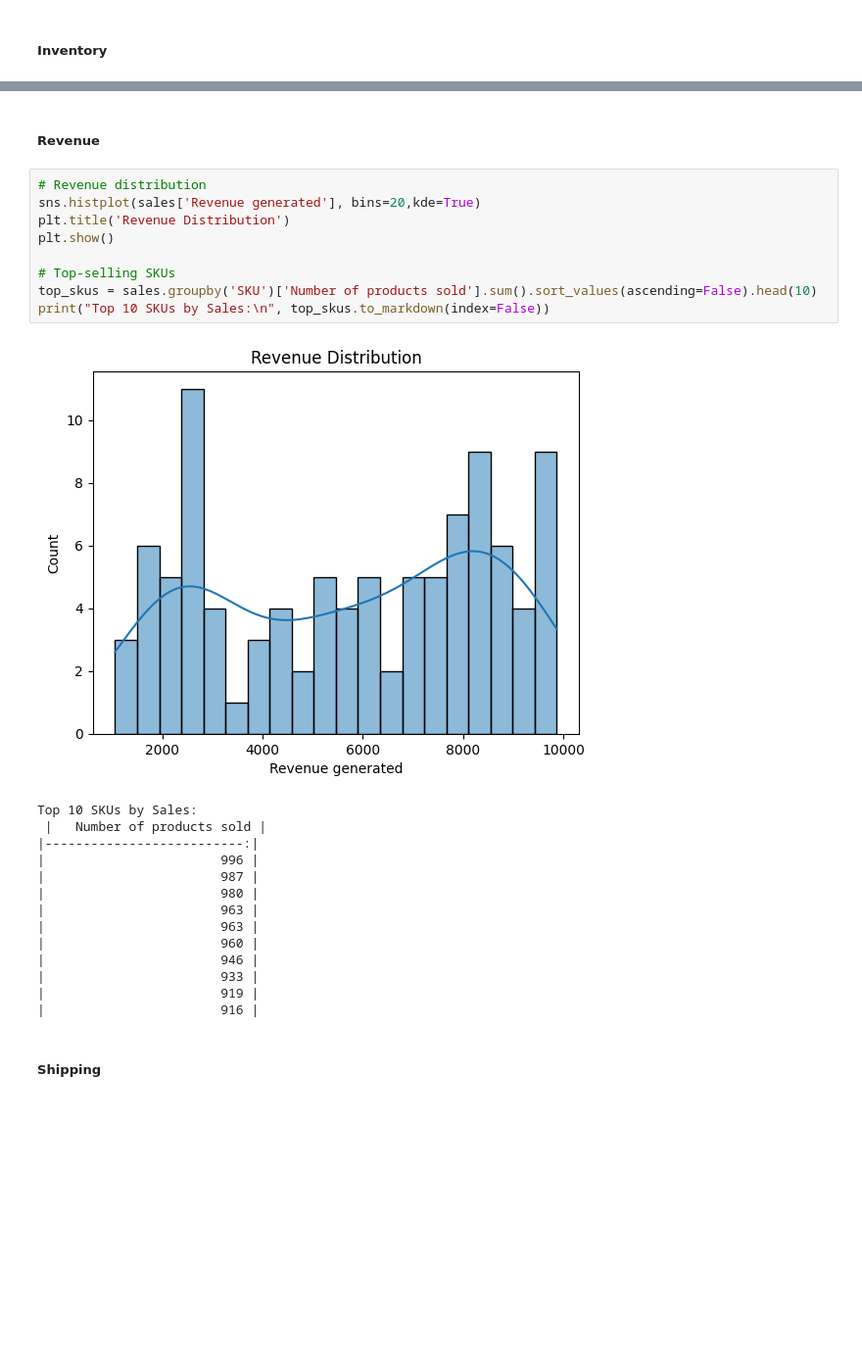
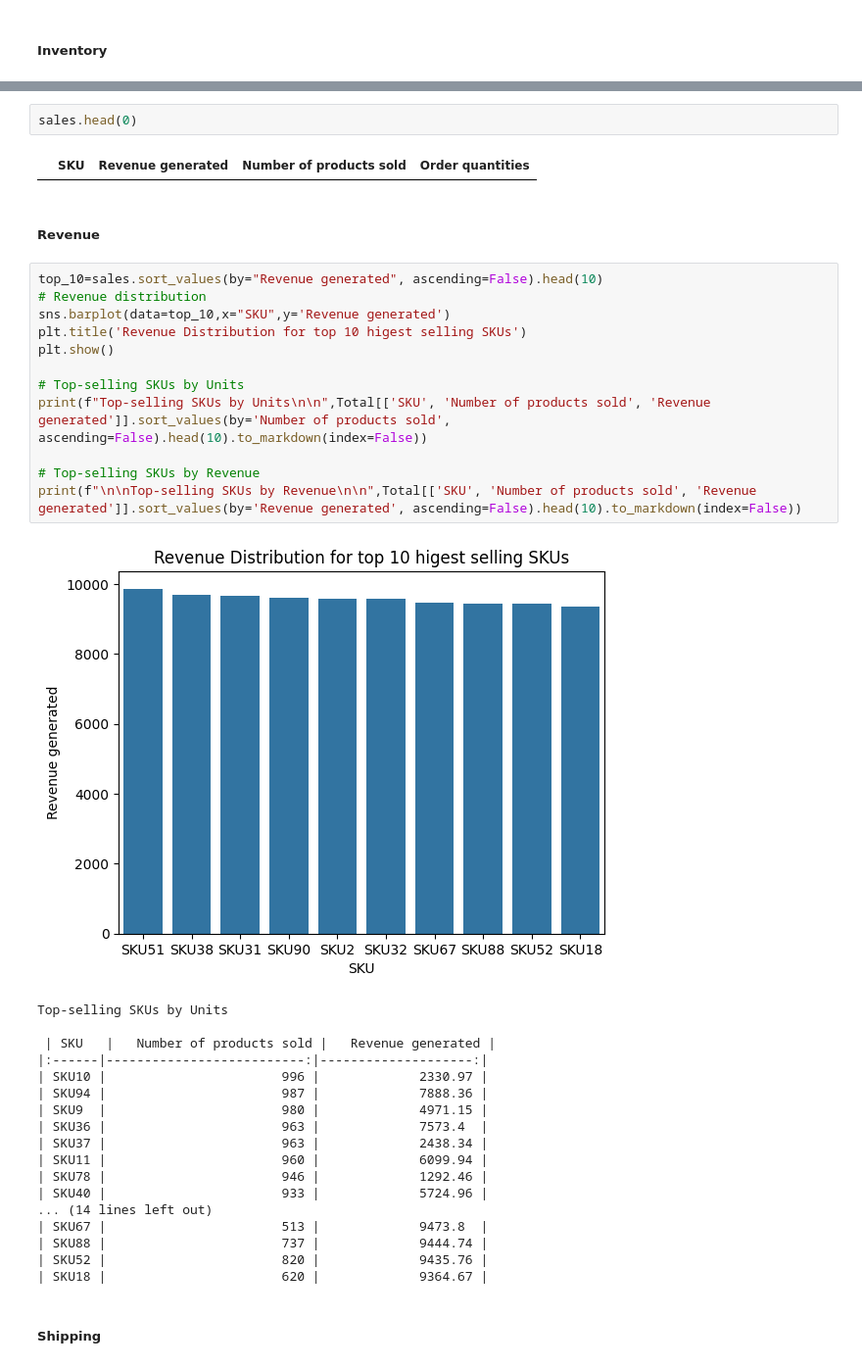
Before and after one commit to vivasvana1/Project-SupplyChain-Optimization, a Jupyter notebook: SupplyChain-Optimization.ipynb, the cells around one changed output, grey strips where cells are left out. Shown at 98% size. Cells and saved outputs as stored; diff of their text form; blank space fills up the shorter version.

```diff
--- a/SupplyChain-Optimization.ipynb
+++ b/SupplyChain-Optimization.ipynb
@@ -285,28 +401,39 @@ Stockouts:
+# %%
+sales.head(0)
+# %% [output]
+|  | SKU | Revenue generated | Number of products sold | Order quantities |
 # %% [markdown]
 ##### Revenue
-# %%
-# Revenue distribution
-sns.histplot(sales['Revenue generated'], bins=20,kde=True)
-plt.title('Revenue Distribution')
-plt.show()
-
-# Top-selling SKUs
-top_skus = sales.groupby('SKU')['Number of products sold'].sum().sort_values(ascending=False).head(10)
-print("Top 10 SKUs by Sales:\n", top_skus.to_markdown(index=False))
-# %% [output]
-[figure, removed]
-Top 10 SKUs by Sales:
- |   Number of products sold |
-|--------------------------:|
-|                       996 |
-|                       987 |
-|                       980 |
-|                       963 |
-|                       963 |
-|                       960 |
-|                       946 |
-|                       933 |
-|                       919 |
-|                       916 |
+# %%
+top_10=sales.sort_values(by="Revenue generated", ascending=False).head(10)
+# Revenue distribution
+sns.barplot(data=top_10,x="SKU",y='Revenue generated')
+plt.title('Revenue Distribution for top 10 higest selling SKUs')
+plt.show()
+
+# Top-selling SKUs by Units
+print(f"Top-selling SKUs by Units\n\n",Total[['SKU', 'Number of products sold', 'Revenue generated']].sort_values(by='Number of products sold', ascending=False).head(10).to_markdown(index=False))
+
+# Top-selling SKUs by Revenue
+print(f"\n\nTop-selling SKUs by Revenue\n\n",Total[['SKU', 'Number of products sold', 'Revenue generated']].sort_values(by='Revenue generated', ascending=False).head(10).to_markdown(index=False))
+# %% [output]
+[figure, added]
+Top-selling SKUs by Units
+
+ | SKU   |   Number of products sold |   Revenue generated |
+|:------|--------------------------:|--------------------:|
+| SKU10 |                       996 |             2330.97 |
+| SKU94 |                       987 |             7888.36 |
+| SKU9  |                       980 |             4971.15 |
+| SKU36 |                       963 |             7573.4  |
+| SKU37 |                       963 |             2438.34 |
+| SKU11 |                       960 |             6099.94 |
+| SKU78 |                       946 |             1292.46 |
+| SKU40 |                       933 |             5724.96 |
+... (14 lines left out)
+| SKU67 |                       513 |             9473.8  |
+| SKU88 |                       737 |             9444.74 |
+| SKU52 |                       820 |             9435.76 |
+| SKU18 |                       620 |             9364.67 |
 # %% [markdown]
 ##### Shipping
```
Also changed, not shown: parts of 39 cells of this notebook.
